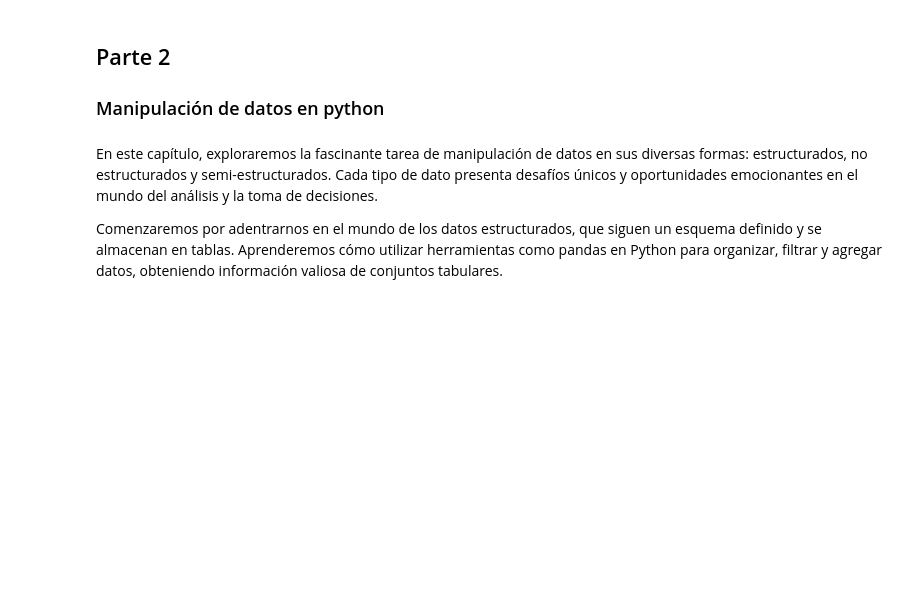
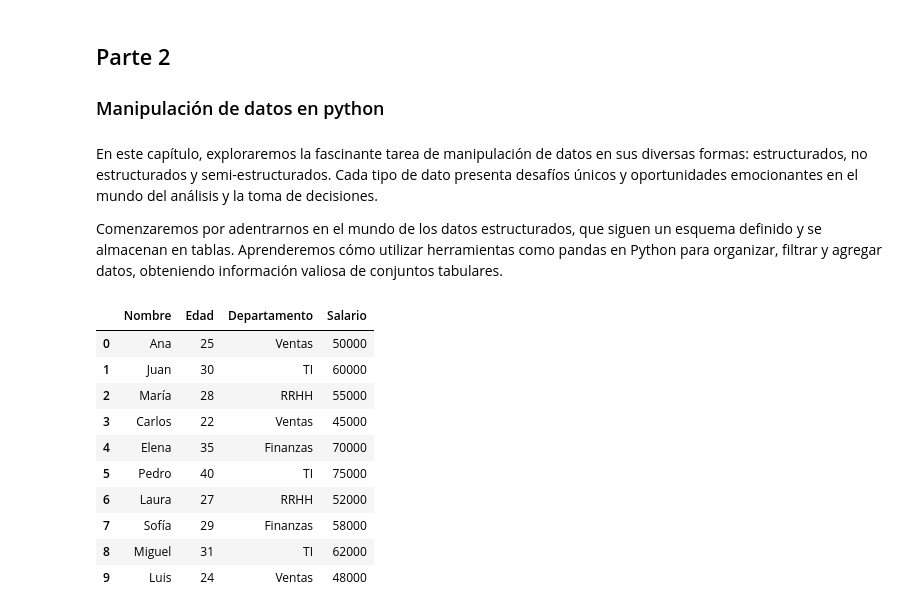
Before and after one commit to jazaineam1/BigData2023_2, a Jupyter notebook: Cuadernos/Sesion1_Introducción.ipynb, the cells around one changed output. Drawn from its saved outputs; the diff is of its cells as text; code cells hidden in the pictures; blank space fills up the shorter version.

```diff
--- a/Cuadernos/Sesion1_Introducción.ipynb
+++ b/Cuadernos/Sesion1_Introducción.ipynb
@@ -231,3 +231,31 @@ Los datos semi-estructurados tienen un nivel definido de estructura y consistenc
 En este capítulo, exploraremos la fascinante tarea de manipulación de datos en sus diversas formas: estructurados, no estructurados y semi-estructurados. Cada tipo de dato presenta desafíos únicos y oportunidades emocionantes en el mundo del análisis y la toma de decisiones.
 
 Comenzaremos por adentrarnos en el mundo de los datos estructurados, que siguen un esquema definido y se almacenan en tablas. Aprenderemos cómo utilizar herramientas como pandas en Python para organizar, filtrar y agregar datos, obteniendo información valiosa de conjuntos tabulares.
+# %%
+import pandas as pd
+
+# Crear un diccionario con datos de ejemplo
+datos = {
+    'Nombre': ['Ana', 'Juan', 'María', 'Carlos', 'Elena', 'Pedro', 'Laura', 'Sofía', 'Miguel', 'Luis'],
+    'Edad': [25, 30, 28, 22, 35, 40, 27, 29, 31, 24],
+    'Departamento': ['Ventas', 'TI', 'RRHH', 'Ventas', 'Finanzas', 'TI', 'RRHH', 'Finanzas', 'TI', 'Ventas'],
+    'Salario': [50000, 60000, 55000, 45000, 70000, 75000, 52000, 58000, 62000, 48000]
+}
+
+# Crear el DataFrame a partir del diccionario
+data_frame = pd.DataFrame(datos)
+
+# Mostrar el DataFrame
+display(data_frame)
+# %% [output]
+|  | Nombre | Edad | Departamento | Salario |
+| 0 | Ana | 25 | Ventas | 50000 |
+| 1 | Juan | 30 | TI | 60000 |
+| 2 | María | 28 | RRHH | 55000 |
+| 3 | Carlos | 22 | Ventas | 45000 |
+| 4 | Elena | 35 | Finanzas | 70000 |
+| 5 | Pedro | 40 | TI | 75000 |
+| 6 | Laura | 27 | RRHH | 52000 |
+| 7 | Sofía | 29 | Finanzas | 58000 |
+| 8 | Miguel | 31 | TI | 62000 |
+| 9 | Luis | 24 | Ventas | 48000 |
```
Also changed, not shown: parts of 5 cells of this notebook.
